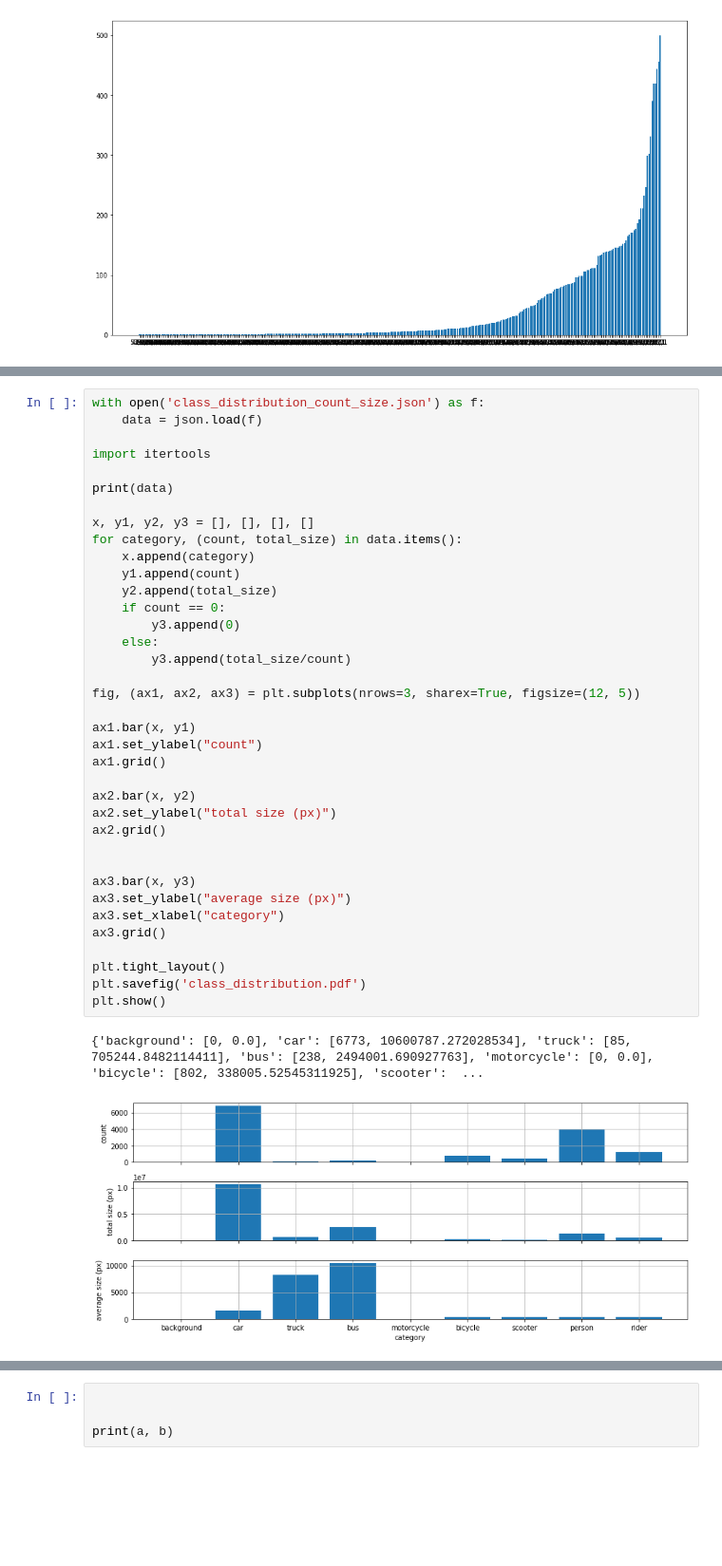
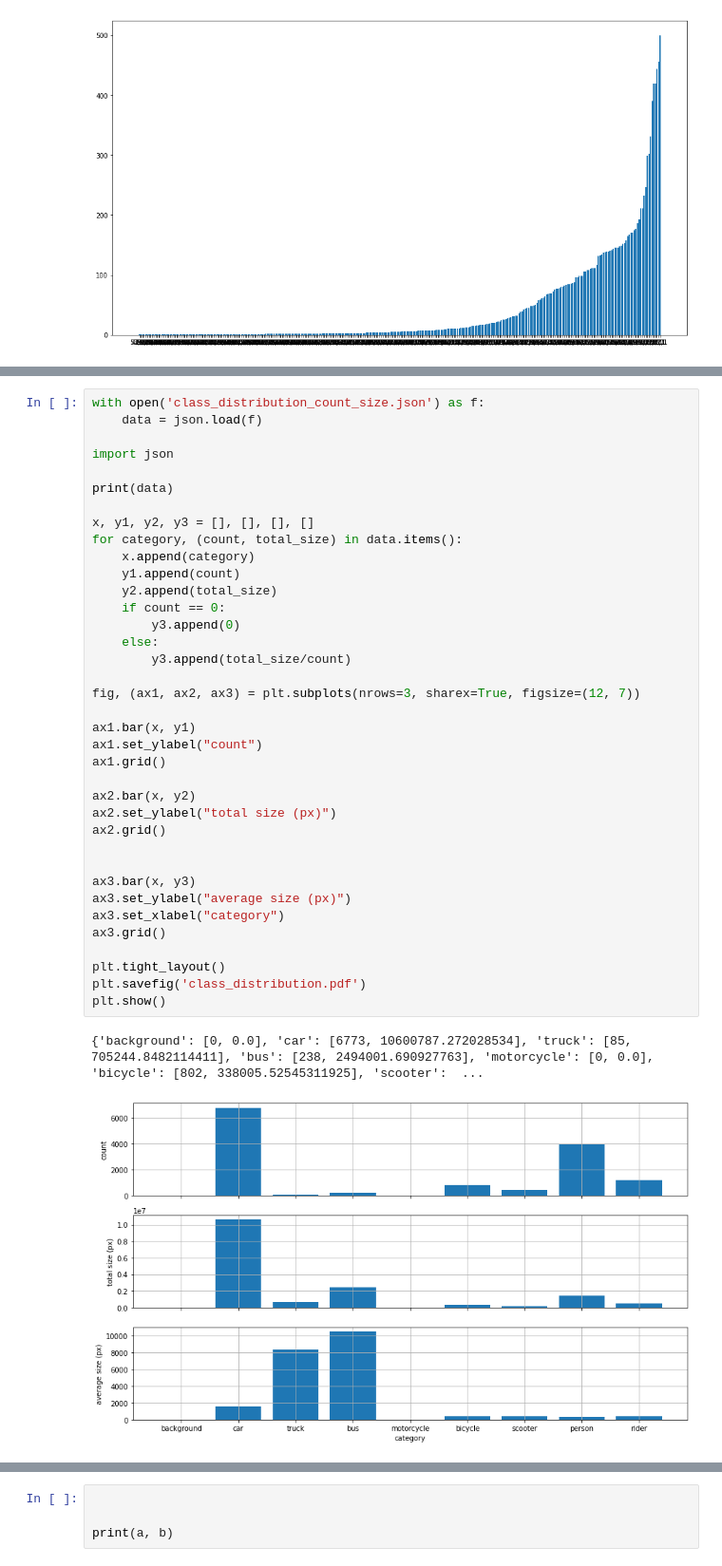
Before and after one commit to emilnebb/computer_vision-project, a Jupyter notebook: dataset_exploration/dataset_exploration.ipynb, the cells around one changed output, grey strips where cells are left out. Shown: that part at 95% size. Drawn from its saved outputs; the diff is of its cells as text; blank space fills up the shorter version.

```diff
--- a/dataset_exploration/dataset_exploration.ipynb
+++ b/dataset_exploration/dataset_exploration.ipynb
@@ -106,42 +106,42 @@ plt.show()
 with open('class_distribution_count_size.json') as f:
     data = json.load(f)
 
-import itertools
+import json
 
 print(data)
 
 x, y1, y2, y3 = [], [], [], []
 for category, (count, total_size) in data.items():
     x.append(category)
     y1.append(count)
     y2.append(total_size)
     if count == 0:
         y3.append(0)
     else:
         y3.append(total_size/count)
 
-fig, (ax1, ax2, ax3) = plt.subplots(nrows=3, sharex=True, figsize=(12, 5))
+fig, (ax1, ax2, ax3) = plt.subplots(nrows=3, sharex=True, figsize=(12, 7))
 
 ax1.bar(x, y1)
 ax1.set_ylabel("count")
 ax1.grid()
 
 ax2.bar(x, y2)
 ax2.set_ylabel("total size (px)")
 ax2.grid()
 
 
 ax3.bar(x, y3)
 ax3.set_ylabel("average size (px)")
 ax3.set_xlabel("category")
 ax3.grid()
 
 plt.tight_layout()
 plt.savefig('class_distribution.pdf')
 plt.show()
 # %% [output]
 {'background': [0, 0.0], 'car': [6773, 10600787.272028534], 'truck': [85, 705244.8482114411], 'bus': [238, 2494001.690927763], 'motorcycle': [0, 0.0], 'bicycle': [802, 338005.52545311925], 'scooter':  ...
-[figure, old version]
+[figure, new version]
 # %%
 import numpy as np; np.random.seed(0)
 import seaborn as sns; sns.set_theme()
```
Also changed, not shown: parts of 2 cells of this notebook, 4 other files.
